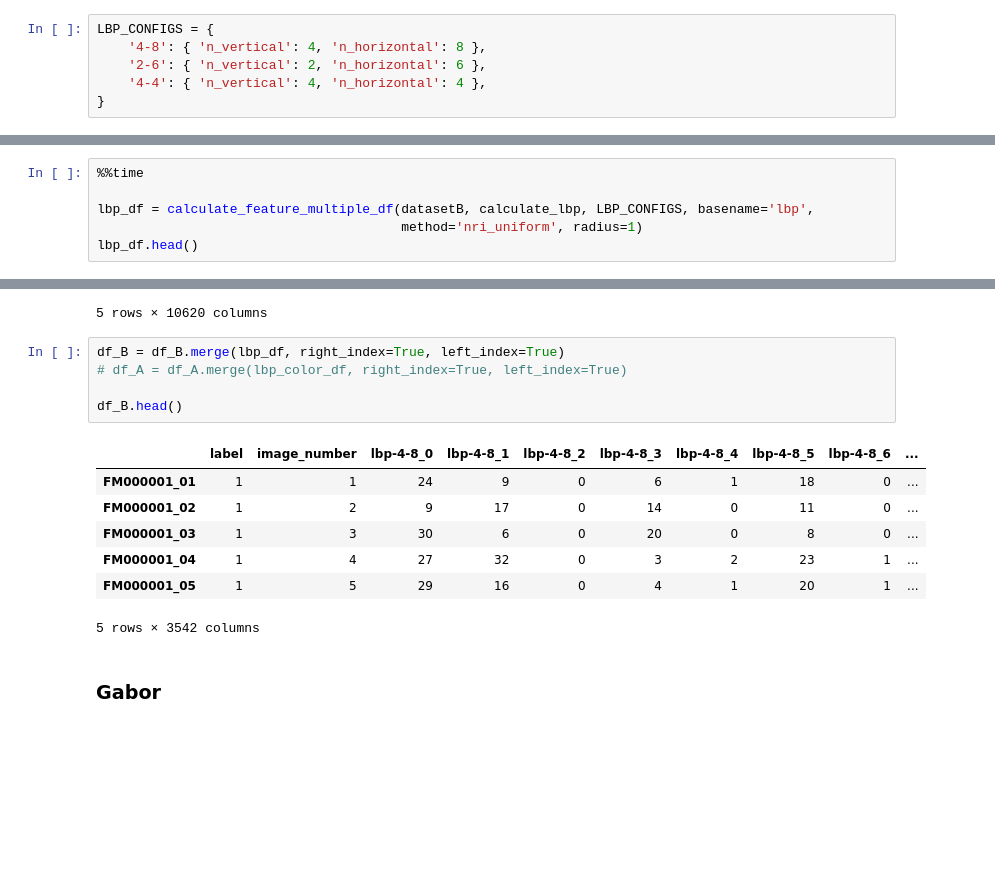
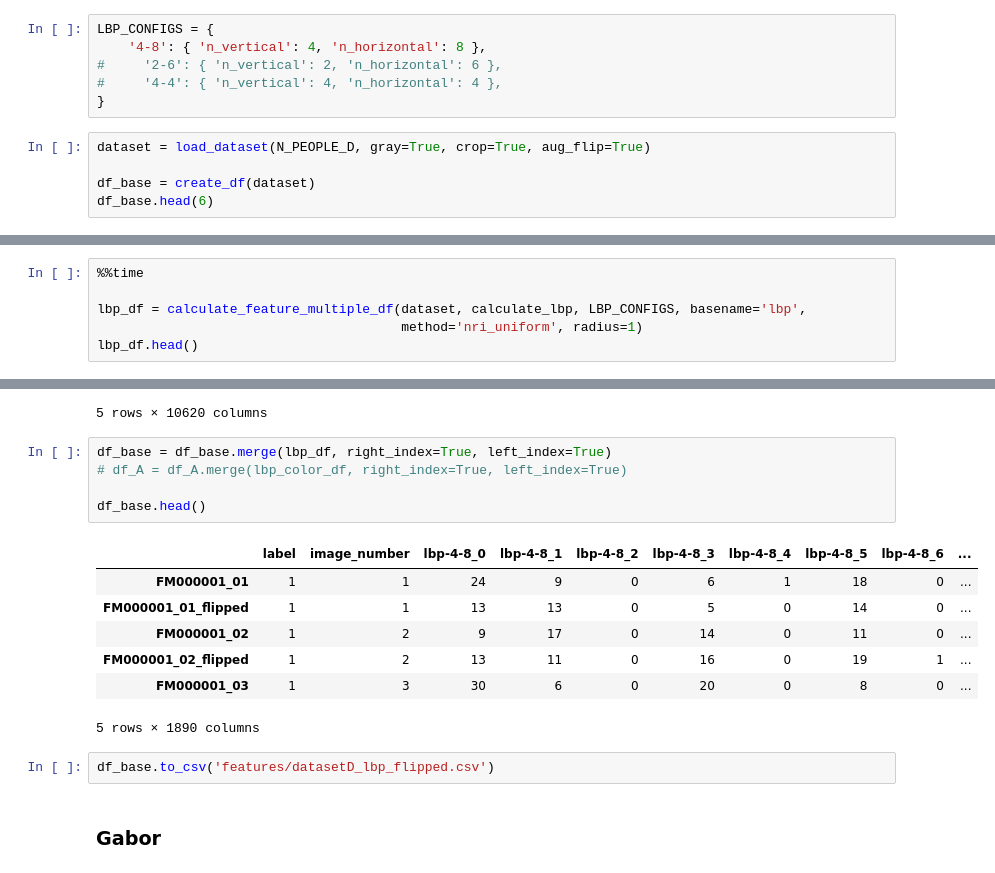
Before and after one commit to yerkko/pattern_recognition, a Jupyter notebook: codigo/experiments.ipynb, the cells around one changed output, grey strips where cells are left out. Cells and saved outputs as stored; diff of their text form; blank space fills up the shorter version.

```diff
--- a/codigo/experiments.ipynb
+++ b/codigo/experiments.ipynb
@@ -179,6 +179,11 @@ def calculate_lbp_color(image, **kwargs):
 # %%
 LBP_CONFIGS = {
     '4-8': { 'n_vertical': 4, 'n_horizontal': 8 },
-    '2-6': { 'n_vertical': 2, 'n_horizontal': 6 },
-    '4-4': { 'n_vertical': 4, 'n_horizontal': 4 },
+#     '2-6': { 'n_vertical': 2, 'n_horizontal': 6 },
+#     '4-4': { 'n_vertical': 4, 'n_horizontal': 4 },
 }
+# %%
+dataset = load_dataset(N_PEOPLE_D, gray=True, crop=True, aug_flip=True)
+
+df_base = create_df(dataset)
+df_base.head(6)
@@ -185,7 +198,7 @@ LBP_CONFIGS = {
 # %%
 %%time
 
-lbp_df = calculate_feature_multiple_df(datasetB, calculate_lbp, LBP_CONFIGS, basename='lbp',
+lbp_df = calculate_feature_multiple_df(dataset, calculate_lbp, LBP_CONFIGS, basename='lbp',
                                        method='nri_uniform', radius=1)
 lbp_df.head()
 # %% [output]
@@ -222,18 +233,20 @@ Wall time: 9.05 s
 | FM000001_05 | 28 | 17 | 0 | 4 | 1 | 33 | ... |
 5 rows × 10620 columns
 # %%
-df_B = df_B.merge(lbp_df, right_index=True, left_index=True)
+df_base = df_base.merge(lbp_df, right_index=True, left_index=True)
 # df_A = df_A.merge(lbp_color_df, right_index=True, left_index=True)
 
-df_B.head()
+df_base.head()
 # %% [output]
 |  | label | image_number | lbp-4-8_0 | lbp-4-8_1 | lbp-4-8_2 | lbp-4-8_3 | lbp-4-8_4 | lbp-4-8_5 | lbp-4-8_6 | ... |
 | FM000001_01 | 1 | 1 | 24 | 9 | 0 | 6 | 1 | 18 | 0 | ... |
+| FM000001_01_flipped | 1 | 1 | 13 | 13 | 0 | 5 | 0 | 14 | 0 | ... |
 | FM000001_02 | 1 | 2 | 9 | 17 | 0 | 14 | 0 | 11 | 0 | ... |
+| FM000001_02_flipped | 1 | 2 | 13 | 11 | 0 | 16 | 0 | 19 | 1 | ... |
 | FM000001_03 | 1 | 3 | 30 | 6 | 0 | 20 | 0 | 8 | 0 | ... |
-| FM000001_04 | 1 | 4 | 27 | 32 | 0 | 3 | 2 | 23 | 1 | ... |
-| FM000001_05 | 1 | 5 | 29 | 16 | 0 | 4 | 1 | 20 | 1 | ... |
-5 rows × 3542 columns
+5 rows × 1890 columns
+# %%
+df_base.to_csv('features/datasetD_lbp_flipped.csv')
 # %% [markdown]
 ### Gabor
 # %%
```
Also changed, not shown: parts of 2 cells of this notebook, 5 other files.
